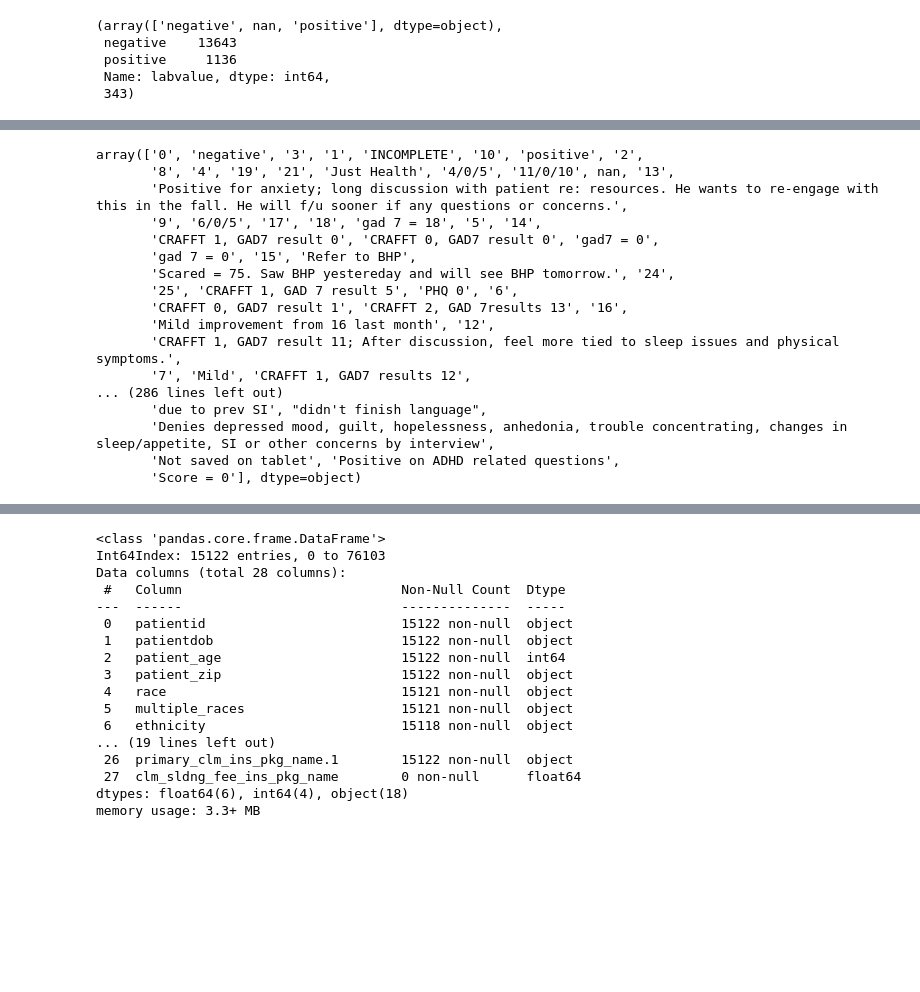
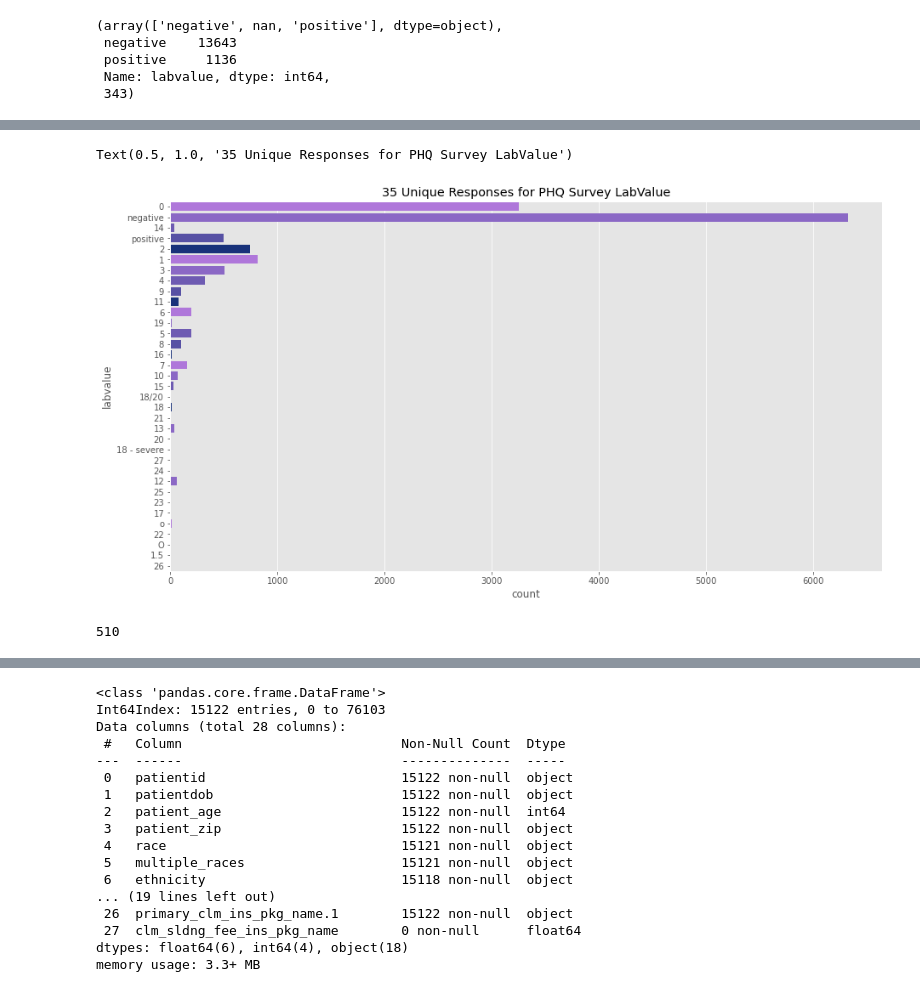
Before and after one commit to beckyepeters/risk_behaviors, a Jupyter notebook: clinic.ipynb, the cells around one changed output, grey strips where cells are left out. Cells and saved outputs as stored; diff of their text form; code cells hidden in the pictures; blank space fills up the shorter version.

```diff
--- a/clinic.ipynb
+++ b/clinic.ipynb
@@ -85,21 +88,13 @@ phq.labvalue.unique(), phq.labvalue.value_counts(), phq.labvalue.isnull().sum()
+# %%
+fig, ax = plt.subplots(figsize=(15, 8))
+sns.countplot(data=phq, y='labvalue', ax = ax, palette = colors)
+ax.set_title('35 Unique Responses for PHQ Survey LabValue')
+# %% [output]
+Text(0.5, 1.0, '35 Unique Responses for PHQ Survey LabValue')
+[figure, added]
 # %%
 phq_mfa = cln.loc[(cln['order_name__single_']=='PATIENT HEALTH QUESTIONNAIRE MODIFIED FOR ADOLESCENTS*')]
-phq_mfa.labvalue.unique()
+len(phq_mfa.labvalue.unique())
+#510 unique responses for the PHQMFA
 # %% [output]
-array(['0', 'negative', '3', '1', 'INCOMPLETE', '10', 'positive', '2',
-       '8', '4', '19', '21', 'Just Health', '4/0/5', '11/0/10', nan, '13',
-       'Positive for anxiety; long discussion with patient re: resources. He wants to re-engage with this in the fall. He will f/u sooner if any questions or concerns.',
-       '9', '6/0/5', '17', '18', 'gad 7 = 18', '5', '14',
-       'CRAFFT 1, GAD7 result 0', 'CRAFFT 0, GAD7 result 0', 'gad7 = 0',
-       'gad 7 = 0', '15', 'Refer to BHP',
-       'Scared = 75. Saw BHP yestereday and will see BHP tomorrow.', '24',
-       '25', 'CRAFFT 1, GAD 7 result 5', 'PHQ 0', '6',
-       'CRAFFT 0, GAD7 result 1', 'CRAFFT 2, GAD 7results 13', '16',
-       'Mild improvement from 16 last month', '12',
-       'CRAFFT 1, GAD7 result 11; After discussion, feel more tied to sleep issues and physical symptoms.',
-       '7', 'Mild', 'CRAFFT 1, GAD7 results 12',
-... (286 lines left out)
-       'due to prev SI', "didn't finish language",
-       'Denies depressed mood, guilt, hopelessness, anhedonia, trouble concentrating, changes in sleep/appetite, SI or other concerns by interview',
-       'Not saved on tablet', 'Positive on ADHD related questions',
-       'Score = 0'], dtype=object)
+510
```
Also changed, not shown: parts of 29 cells of this notebook.
